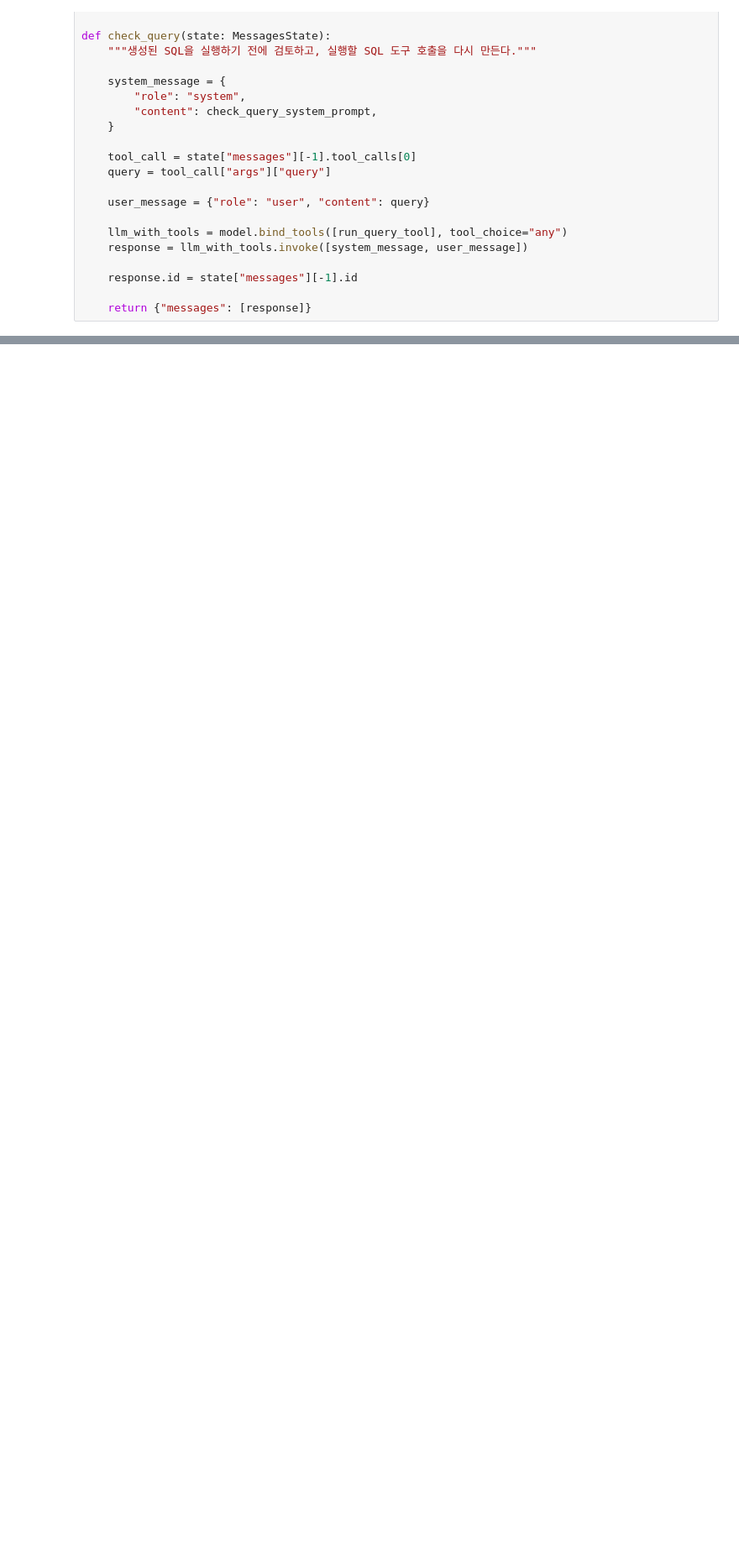
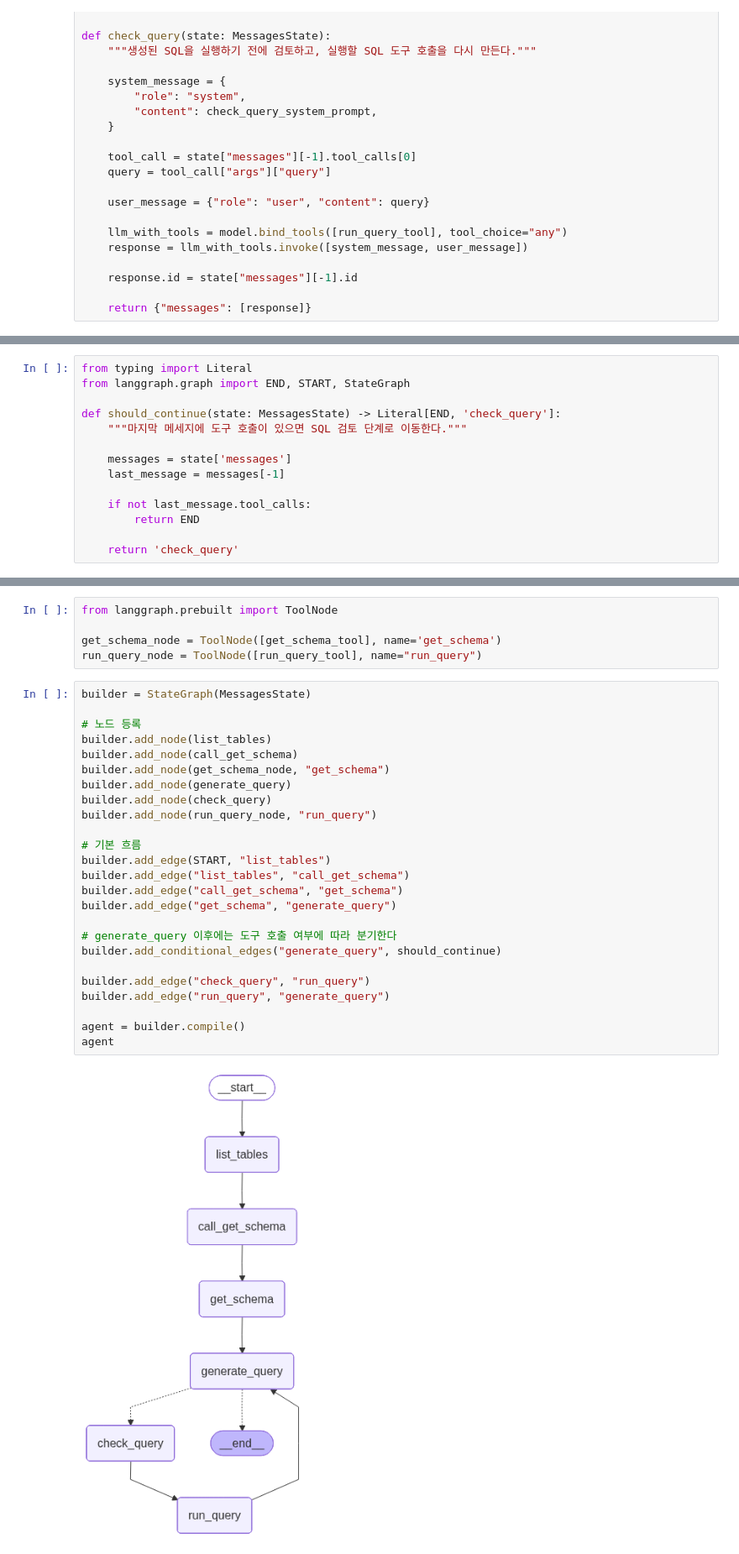
Before and after one commit to j-ai-616/08_llm, a Jupyter notebook: 07_langgraph/02_multi_agent/03_sql_agent.ipynb, the cells around one changed output, grey strips where cells are left out. Shown at 84% size. Saved outputs shown, nothing was run; the diff lists cells and outputs as text; blank space fills up the shorter version.

```diff
--- a/07_langgraph/02_multi_agent/03_sql_agent.ipynb
+++ b/07_langgraph/02_multi_agent/03_sql_agent.ipynb
@@ -239,0 +242,14 @@ def check_query(state: MessagesState):
+# %%
+from typing import Literal
+from langgraph.graph import END, START, StateGraph
+
+def should_continue(state: MessagesState) -> Literal[END, 'check_query']:
+    """마지막 메세지에 도구 호출이 있으면 SQL 검토 단계로 이동한다."""
+
+    messages = state['messages']
+    last_message = messages[-1]
+
+    if not last_message.tool_calls:
+        return END
+
+    return 'check_query'
@@ -239,0 +258,32 @@ def check_query(state: MessagesState):
+# %%
+from langgraph.prebuilt import ToolNode
+
+get_schema_node = ToolNode([get_schema_tool], name='get_schema')
+run_query_node = ToolNode([run_query_tool], name="run_query")
+# %%
+builder = StateGraph(MessagesState)
+
+# 노드 등록
+builder.add_node(list_tables)
+builder.add_node(call_get_schema)
+builder.add_node(get_schema_node, "get_schema")
+builder.add_node(generate_query)
+builder.add_node(check_query)
+builder.add_node(run_query_node, "run_query")
+
+# 기본 흐름
+builder.add_edge(START, "list_tables")
+builder.add_edge("list_tables", "call_get_schema")
+builder.add_edge("call_get_schema", "get_schema")
+builder.add_edge("get_schema", "generate_query")
+
+# generate_query 이후에는 도구 호출 여부에 따라 분기한다
+builder.add_conditional_edges("generate_query", should_continue)
+
+builder.add_edge("check_query", "run_query")
+builder.add_edge("run_query", "generate_query")
+
+agent = builder.compile()
+agent
+# %% [output]
+[figure, added]
```
Also changed, not shown: parts of 17 cells of this notebook, 1 other file.
